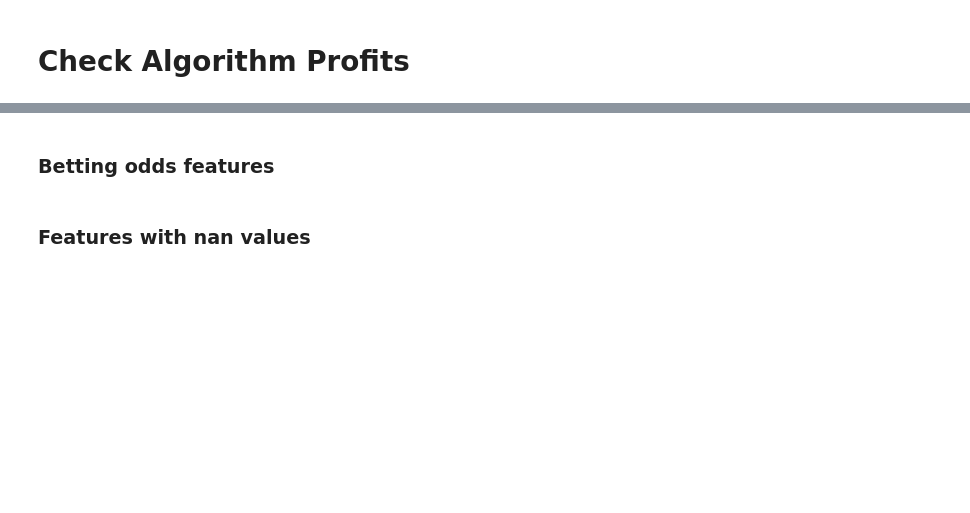
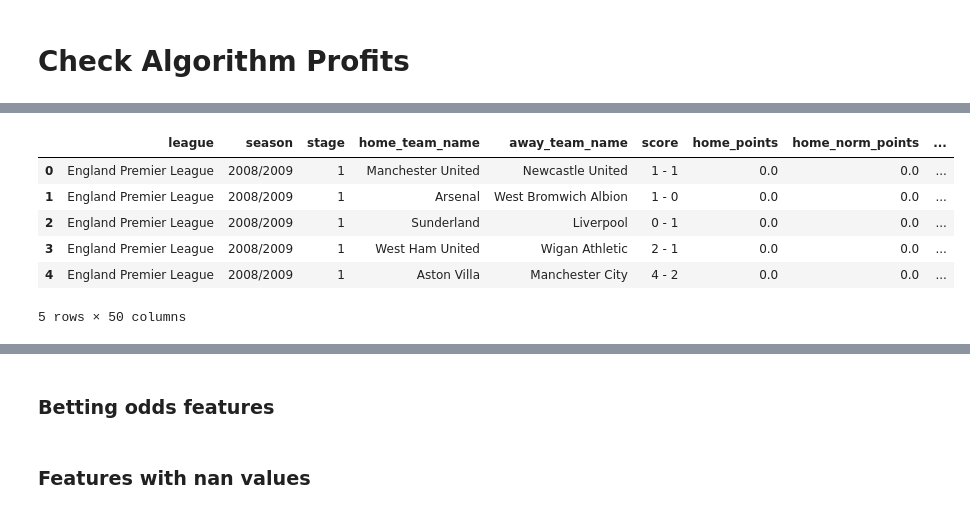
Before and after one commit to asafavinoam/applied_data_science_project, a Jupyter notebook: check_algorithm_profits.ipynb, the cells around one changed output, grey strips where cells are left out. Saved outputs shown, nothing was run; the diff lists cells and outputs as text; code cells hidden in the pictures; blank space fills up the shorter version.

Commit message:
Updated read csv with latin flag

```diff
--- a/check_algorithm_profits.ipynb
+++ b/check_algorithm_profits.ipynb
@@ -48,6 +46,14 @@ ImportError: No module named 'my_functions'
 # %%
-matches = pd.read_csv("databases/my_matches_db.csv", index_col = [0], skipinitialspace = True)
+matches = pd.read_csv("databases/my_matches_db.csv",encoding='latin-1', index_col = [0], skipinitialspace = True)
 matches.head()
+# %% [output]
+|  | league | season | stage | home_team_name | away_team_name | score | home_points | home_norm_points | ... |
+| 0 | England Premier League | 2008/2009 | 1 | Manchester United | Newcastle United | 1 - 1 | 0.0 | 0.0 | ... |
+| 1 | England Premier League | 2008/2009 | 1 | Arsenal | West Bromwich Albion | 1 - 0 | 0.0 | 0.0 | ... |
+| 2 | England Premier League | 2008/2009 | 1 | Sunderland | Liverpool | 0 - 1 | 0.0 | 0.0 | ... |
+| 3 | England Premier League | 2008/2009 | 1 | West Ham United | Wigan Athletic | 2 - 1 | 0.0 | 0.0 | ... |
+| 4 | England Premier League | 2008/2009 | 1 | Aston Villa | Manchester City | 4 - 2 | 0.0 | 0.0 | ... |
+5 rows × 50 columns
 # %%
 my_predictions = pd.read_csv("databases/my_predictions.csv", index_col = [0], skipinitialspace = True)
 my_predictions.head()
```
Also changed, not shown: parts of 19 cells of this notebook.
